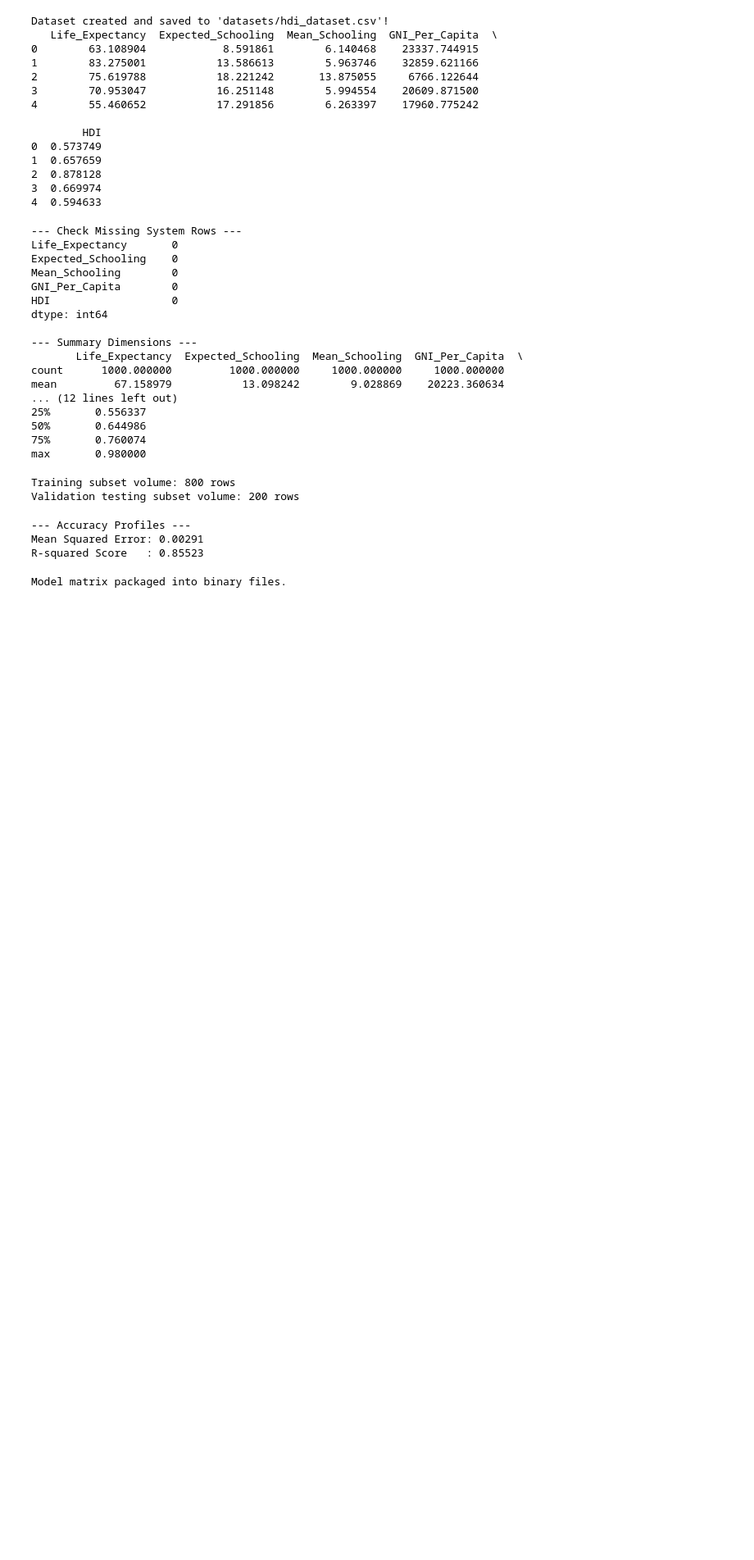
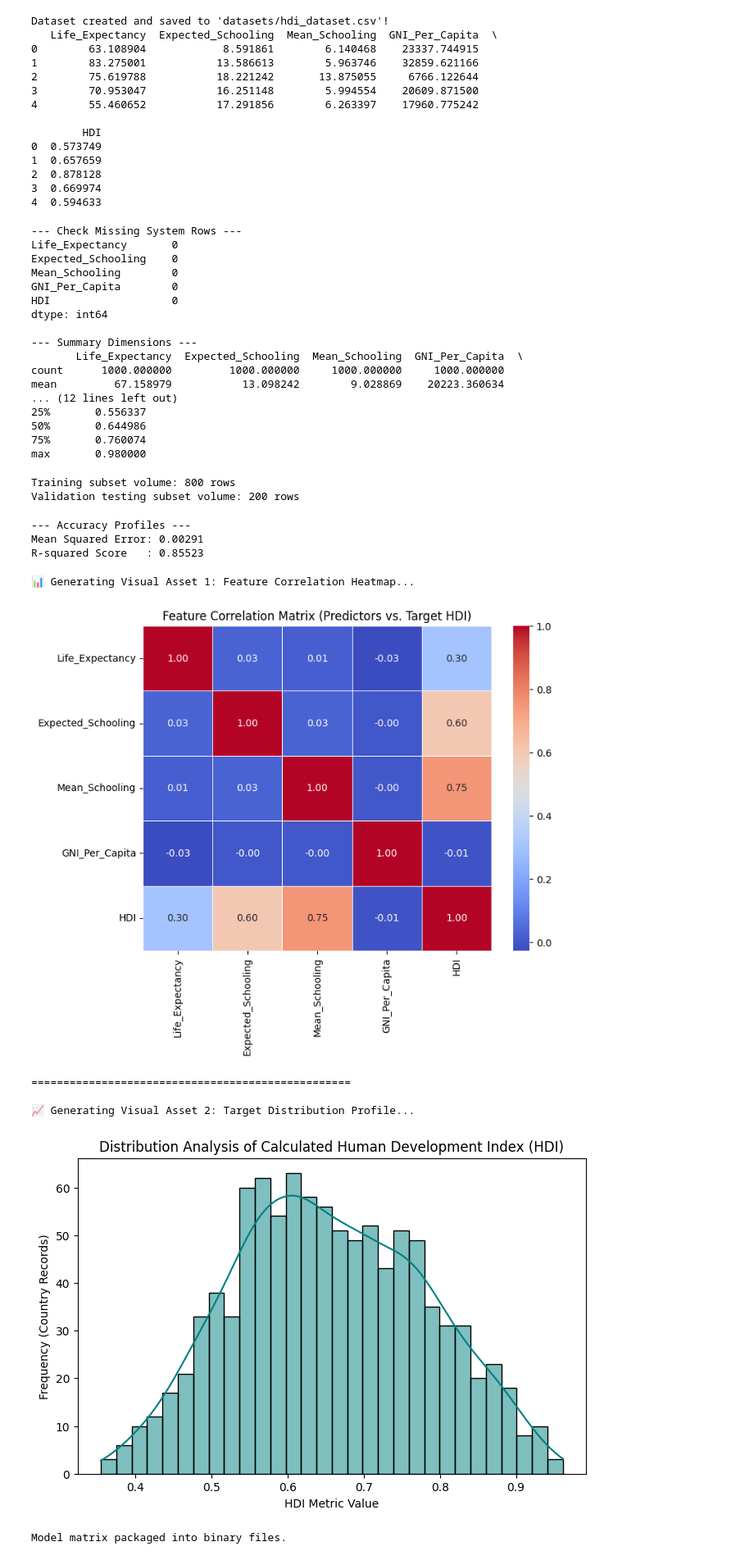
Before and after one commit to chaitra0312/HDI-Predictor_Portal, a Jupyter notebook: HDI.ipynb, the cells around one changed output. Shown at 82% size. Cells and saved outputs as stored; diff of their text form; code cells hidden in the pictures; blank space fills up the shorter version.

```diff
--- a/HDI.ipynb
+++ b/HDI.ipynb
@@ -106,6 +106,45 @@ print(f"R-squared Score   : {r2:.5f}")
 --- Accuracy Profiles ---
 Mean Squared Error: 0.00291
 R-squared Score   : 0.85523
+# %%
+import numpy as np
+import pandas as pd
+import matplotlib.pyplot as plt
+import seaborn as sns
+
+%matplotlib inline
+
+np.random.seed(42)
+n_samples = 1000
+df = pd.DataFrame({
+    'Life_Expectancy': np.random.uniform(50, 85, n_samples),
+    'Expected_Schooling': np.random.uniform(6, 20, n_samples),
+    'Mean_Schooling': np.random.uniform(3, 15, n_samples),
+    'GNI_Per_Capita': np.random.exponential(scale=20000, size=n_samples) + 1000
+})
+df['HDI'] = (df['Life_Expectancy']/85.0 * df['Expected_Schooling']/20.0 * df['Mean_Schooling']/15.0)**(1/3)
+
+print("📊 Generating Visual Asset 1: Feature Correlation Heatmap...")
+plt.figure(figsize=(8, 6))
+sns.heatmap(df.corr(), annot=True, cmap='coolwarm', fmt='.2f', linewidths=0.5)
+plt.title('Feature Correlation Matrix (Predictors vs. Target HDI)')
+plt.show()
+print("\n" + "="*50 + "\n")
+
+print("📈 Generating Visual Asset 2: Target Distribution Profile...")
+plt.figure(figsize=(8, 5))
+sns.histplot(df['HDI'], kde=True, color='teal', bins=30)
+plt.title('Distribution Analysis of Calculated Human Development Index (HDI)')
+plt.xlabel('HDI Metric Value')
+plt.ylabel('Frequency (Country Records)')
+plt.show()
+# %% [output]
+📊 Generating Visual Asset 1: Feature Correlation Heatmap...
+[figure, added]
+==================================================
+
+📈 Generating Visual Asset 2: Target Distribution Profile...
+[figure, added]
 # %%
 model_file_path = 'models/hdi_model.pkl'
 with open(model_file_path, 'wb') as file:
```
